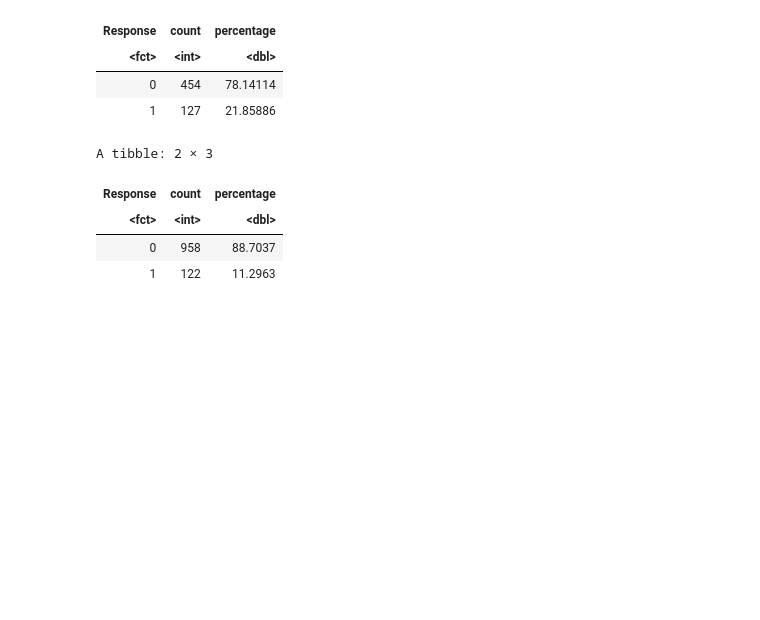
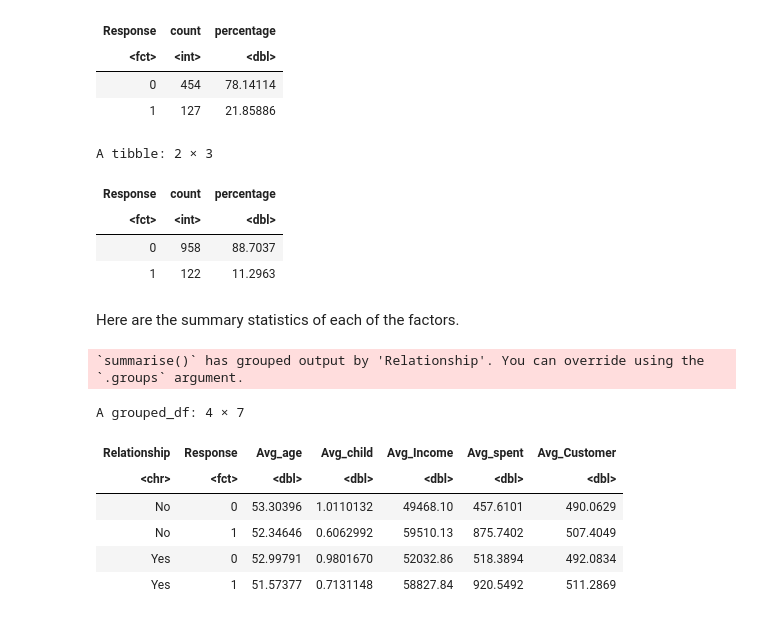
Before and after one commit to nchan315/DSCI_100_007_16_Project, a Jupyter notebook: Proposal.ipynb, the cells around one changed output. Cells and saved outputs as stored; diff of their text form; code cells hidden in the pictures; blank space fills up the shorter version.

```diff
--- a/Proposal.ipynb
+++ b/Proposal.ipynb
@@ -154,3 +162,20 @@ A tibble: 2 × 3
 | <fct> | <int> | <dbl> |
 | 0 | 958 | 88.7037 |
 | 1 | 122 | 11.2963 |
+# %% [markdown]
+Here are the summary statistics of each of the factors.
+# %%
+store_data_train |>
+    group_by(Relationship, Response) |>
+    summarize(Avg_age = mean(Age), Avg_child = mean(Childhome), Avg_Income = mean(Income),
+              Avg_spent = mean(Total_Spent), Avg_Customer = mean(Weeks_Customer))
+# %% [output]
+`summarise()` has grouped output by 'Relationship'. You can override using the
+`.groups` argument.
+A grouped_df: 4 × 7
+| Relationship | Response | Avg_age | Avg_child | Avg_Income | Avg_spent | Avg_Customer |
+| <chr> | <fct> | <dbl> | <dbl> | <dbl> | <dbl> | <dbl> |
+| No | 0 | 53.30396 | 1.0110132 | 49468.10 | 457.6101 | 490.0629 |
+| No | 1 | 52.34646 | 0.6062992 | 59510.13 | 875.7402 | 507.4049 |
+| Yes | 0 | 52.99791 | 0.9801670 | 52032.86 | 518.3894 | 492.0834 |
+| Yes | 1 | 51.57377 | 0.7131148 | 58827.84 | 920.5492 | 511.2869 |
```
Also changed, not shown: parts of 5 cells of this notebook.
